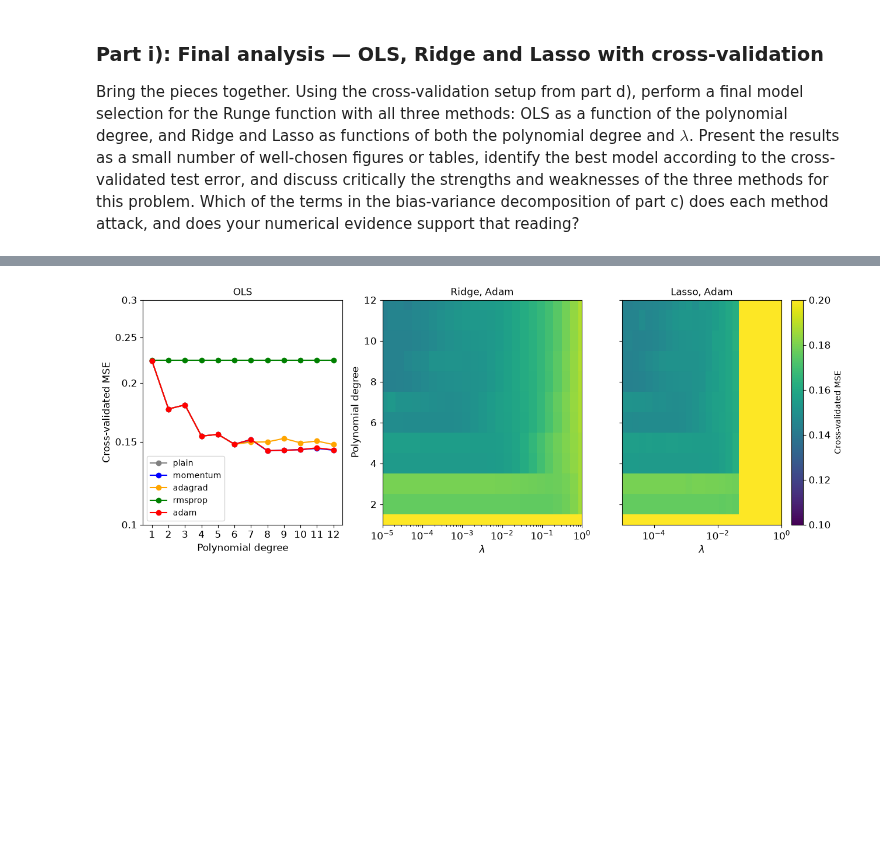
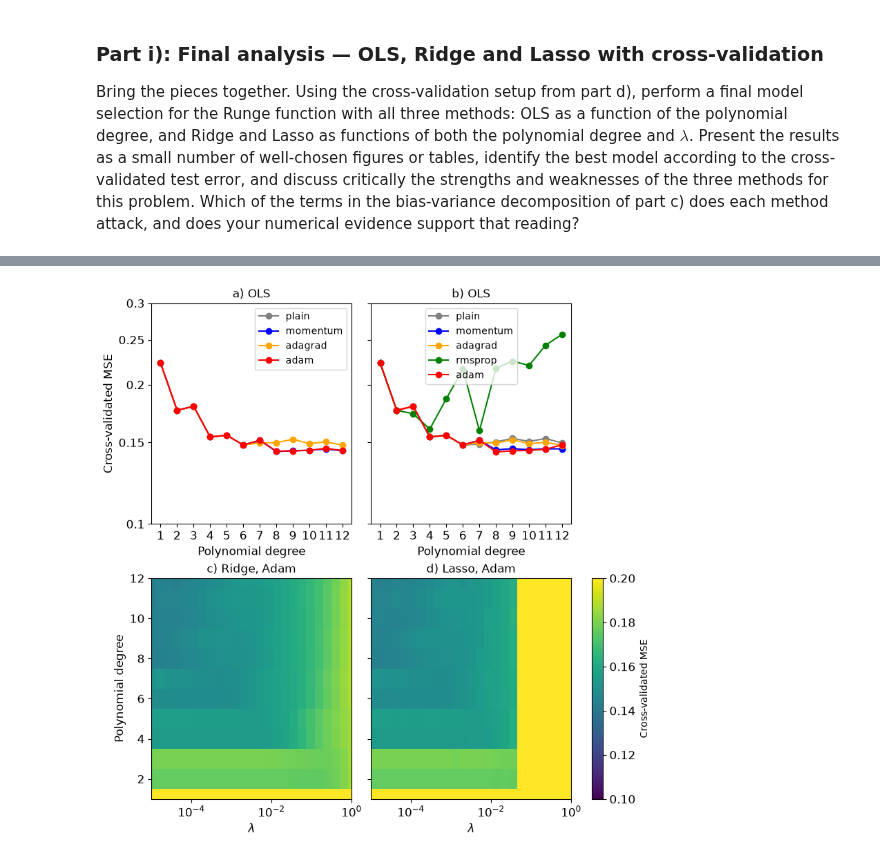
Before and after one commit to lukasMK01/FYS-STK4155, a Jupyter notebook: project_1/wip_project1.ipynb, the cells around one changed output, grey strips where cells are left out. Saved outputs shown, nothing was run; the diff lists cells and outputs as text; code cells hidden in the pictures; blank space fills up the shorter version.

```diff
--- a/project_1/wip_project1.ipynb
+++ b/project_1/wip_project1.ipynb
@@ -753,9 +757,6 @@ what:
 - analytical vs automatic differentiation
 - GD vs CF comparison
 # %%
-import jax
-import jax.numpy as jnp
-jax.config.update("jax_enable_x64", True)   # 64-bit floats, as in numpy
 
 
 #Functions:
@@ -775,7 +776,7 @@ def cost_lasso(theta, X, y, lam):
 rng = np.random.default_rng(2026)
 degree = 5
 lmbda = 1e-2
-X = design_matrix(x, degree)
+X = design_matrix(x, degree,intercept=False)
 theta0 = rng.normal(size=X.shape[1])
 
 #Computing the gradients in two ways: analytically and by automatic differentiation
@@ -2067,35 +1673,44 @@ OLS adam : MSE: 0.1555 Standard deviation: 0.0262
 Ridge adam : MSE: 0.1557 Standard deviation: 0.0234
 Lasso adam : MSE: 0.1555 Standard deviation: 0.0262
 # %%
-
+# Input parameterse
+degrees = list(range(1, 13))
+lambdas = np.logspace(-5, 0, 25)
+subs = ["a","b","c","d"]
 # Doing the CV analysis for each method and regression type
-fig, ax = plt.subplots(1, 3, figsize=(15, 5), sharey=False)
-for i, reg_method in enumerate(("OLS", "Ridge", "Lasso")):
+fig, axes = plt.subplots(2, 2, figsize=(8, 8), sharey=False,layout="constrained")
+for i, (ax, reg_method) in enumerate(zip(axes.flatten(), ("OLS", "OLS","Ridge", "Lasso"))):
     if reg_method == "OLS":
         for method in ("plain", "momentum", "adagrad", "rmsprop", "adam"):
+            if i == 0:
+                gammaols = optimiser_dict[method][reg_method]
+                if method == "rmsprop":
+                    continue
+            elif i == 1:
+                gammaols = 0.1
 
             CV_mse = np.zeros(len(degrees))
             CV_std = np.zeros(len(degrees))
 
             for ii, degree in enumerate(degrees):
 
-                mine, mine_std = my_kfold_mse(x_cv, y_cv, degree, lmb=0,gamma=optimiser_dict[method][reg_method], k=5,method=method,reg_method=reg_method)
+                mine, mine_std = my_kfold_mse(x_cv, y_cv, degree, lmb=0,gamma=gammaols, k=5,method=method,reg_method=reg_method)
                 CV_mse[ii]= mine
                 CV_std[ii] = mine_std
 
-            ax[i].plot(degrees, CV_mse,  "o-", color=optimiser_dict[method]["color"],label=method)
+            ax.plot(degrees, CV_mse,  "o-", color=optimiser_dict[method]["color"],label=method)
             # ax[i].errorbar(degrees, CV_mse, yerr=CV_std, fmt='o', color=optimiser_dict[method]["color"],label=method) # capsize=5
+            print("Method: ", method, " Minimum MSE: ", np.nanmin(CV_mse), " Best degree: ", degrees[np.where(CV_mse == np.nanmin(CV_mse))[0][0]])
 
-        ax[i].set_yscale("log")
-        ax[i].set_ylim(1e-1, 3e-1)
-        ax[i].set_xlabel("Polynomial degree",fontsize=12)
-        ax[i].set_xticks(np.arange(1, 13, 1))
-        ax[i].set_xticklabels(np.arange(1, 13, 1), fontsize=12)
-        ax[i].set_yticks((0.1,0.15,0.2,0.25,0.3))
-        ax[i].set_yticklabels((0.1,0.15,0.2,0.25,0.3), fontsize=12)
-        ax[i].set_title(f"{reg_method}")
-        ax[i].legend(fontsize=10)
-        print("Minimum MSE: ", CV_mse.min(), " Best degree: ", degrees[np.where(CV_mse == CV_mse.min())[0][0]])
+        ax.set_yscale("log")
+        ax.set_ylim(1e-1, 3e-1)
+        ax.set_xlabel("Polynomial degree",fontsize=12)
+        ax.set_xticks(np.arange(1, 13, 1))
+        ax.set_xticklabels(np.arange(1, 13, 1), fontsize=12)
+        ax.set_yticks((0.1,0.15,0.2,0.25,0.3))
+        ax.set_yticklabels((0.1,0.15,0.2,0.25,0.3), fontsize=12)
+        ax.set_title(f"{subs[i]}) {reg_method}")
+        ax.legend(fontsize=10)
 
 
     else: #Only look at Adam for Ridge and Lasso
@@ -2108,24 +1723,25 @@ for i, reg_method in enumerate(("OLS", "Ridge", "Lasso")):
                 CV_mse[ii, jj] = mine
 
 
-        im = ax[i].pcolormesh(lambdas,degrees,CV_mse,vmin=1e-1, vmax=2e-1)
-        ax[i].set_xscale("log")
-        ax[i].set_xlabel(r"$\lambda$", fontsize=12)
-        ax[i].set_ylim(1, 12)
-        ax[i].set_xlim(lambdas.min(), lambdas.max())
+        im = ax.pcolormesh(lambdas,degrees,CV_mse,vmin=1e-1, vmax=2e-1)
+        ax.set_xscale("log")
+        ax.set_xlabel(r"$\lambda$", fontsize=12)
+        ax.set_ylim(1, 12)
+        ax.set_xlim(lambdas.min(), lambdas.max())
 
         print("Minimum MSE: ", np.nanmin(CV_mse), "Best degree: ", degrees[np.where(CV_mse == np.nanmin(CV_mse))[0][0]], "  lambda: ", lambdas[np.where(CV_mse == np.nanmin(CV_mse))[1][0]])
 
-        ax[i].set_title(f"{reg_method}, Adam")
+        ax.set_title(f"{subs[i]}) {reg_method}, Adam")
 
-    ax[i].tick_params(axis='both', labelsize=12)
+    ax.tick_params(axis='both', labelsize=12)
 
-ax[0].set_ylabel("Cross-validated MSE", fontsize=12)
-ax[1].set_ylabel("Polynomial degree", fontsize=12)
-ax[2].set_yticklabels(())
-cbar = fig.colorbar(im, ax=ax[2], label=r"Cross-validated MSE")
+axes[0,0].set_ylabel("Cross-validated MSE", fontsize=12)
+axes[1,0].set_ylabel("Polynomial degree", fontsize=12)
+axes[0,1].set_yticklabels(())
+axes[1,1].set_yticklabels(())
+cbar = fig.colorbar(im, ax=axes[1,1], label=r"Cross-validated MSE")
 cbar.ax.tick_params(labelsize=12)
 
-plt.savefig(f"project1_taski_allmethods.png", bbox_inches="tight")
+plt.savefig(f"project1_taski_final.png", bbox_inches="tight")
 plt.show()
 # %% [output]
@@ -2133,3 +1757,3 @@ Minimum MSE:  0.14366385252591057  Best degree:  8
 Minimum MSE:  0.14282546636723975 Best degree:  11   lambda:  1e-05
 Minimum MSE:  0.14317915961532623 Best degree:  12   lambda:  1.6155980984398728e-05
-[figure, old version]
+[figure, new version]
```
Also changed, not shown: parts of 22 cells of this notebook.
